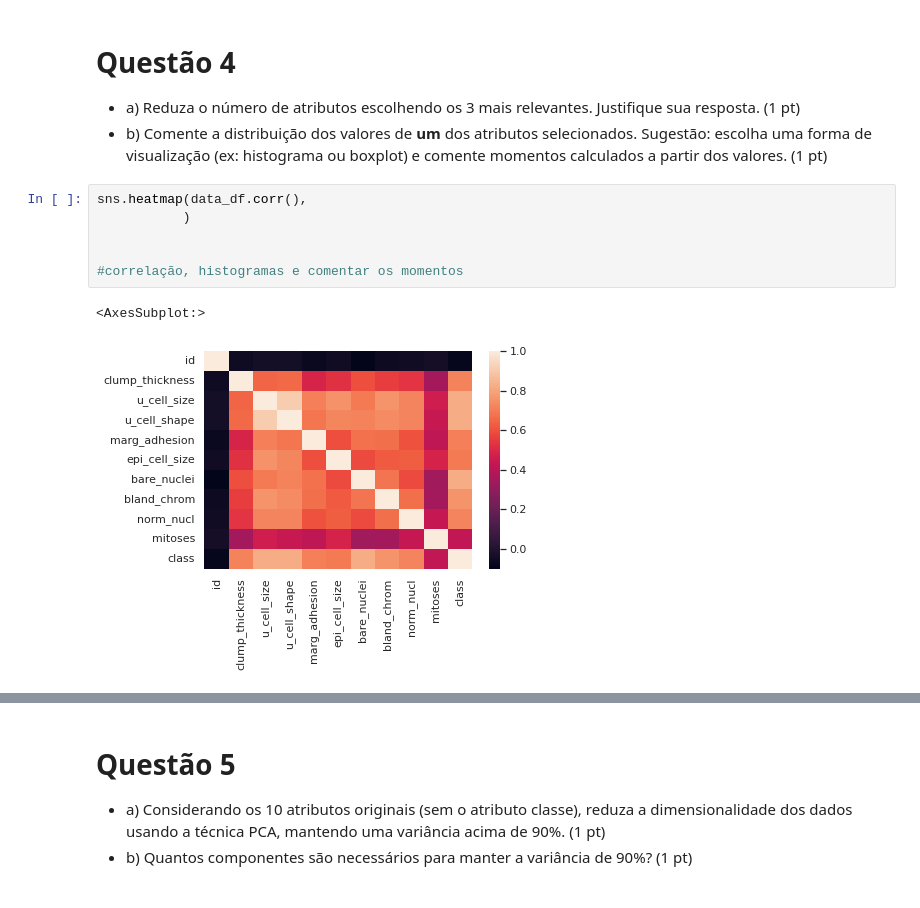
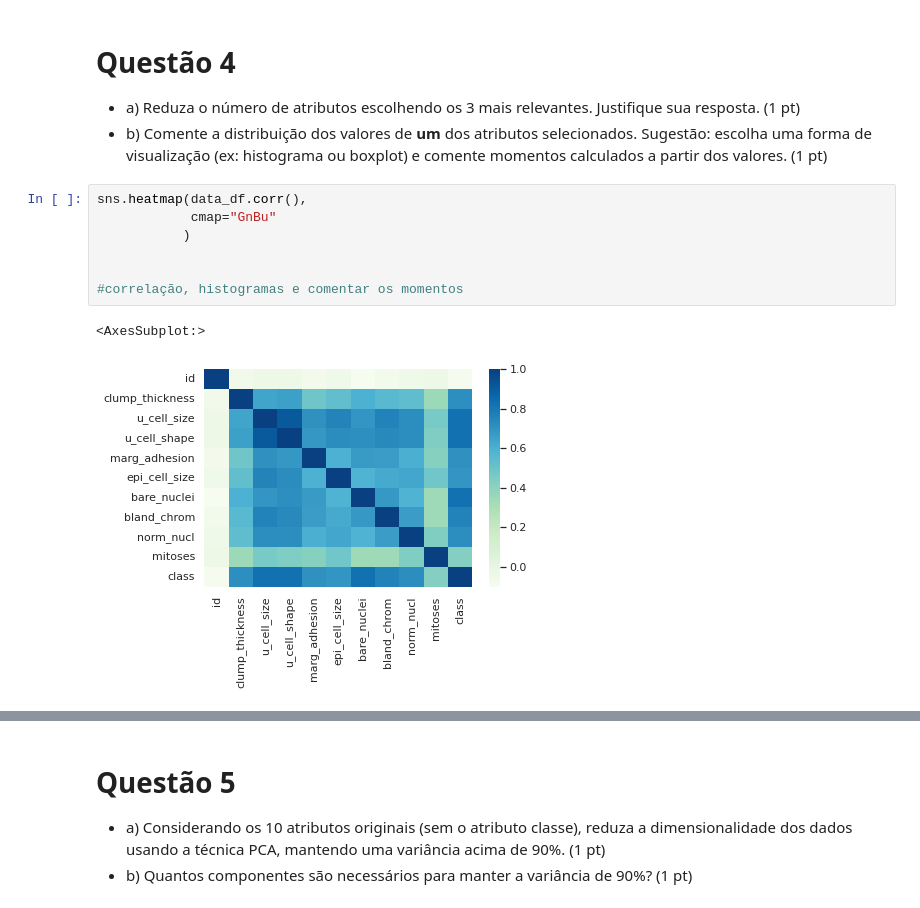
Before and after one commit to Teitei011/Ciencias-de-Dados, a Jupyter notebook: Prova/P1_enunciados.ipynb, the cells around one changed output, grey strips where cells are left out. Saved outputs shown, nothing was run; the diff lists cells and outputs as text.

```diff
--- a/Prova/P1_enunciados.ipynb
+++ b/Prova/P1_enunciados.ipynb
@@ -149,10 +150,11 @@ data_df
 - b) Comente a distribuição dos valores de **um** dos atributos selecionados. Sugestão: escolha uma forma de visualização (ex: histograma ou boxplot) e comente momentos calculados a partir dos valores. (1 pt)
 # %%
 sns.heatmap(data_df.corr(),
+            cmap="GnBu"
            )
 
 
 #correlação, histogramas e comentar os momentos
 # %% [output]
 <AxesSubplot:>
-[figure, old version]
+[figure, new version]
```
Also changed, not shown: parts of 3 cells of this notebook, 3 other files.
